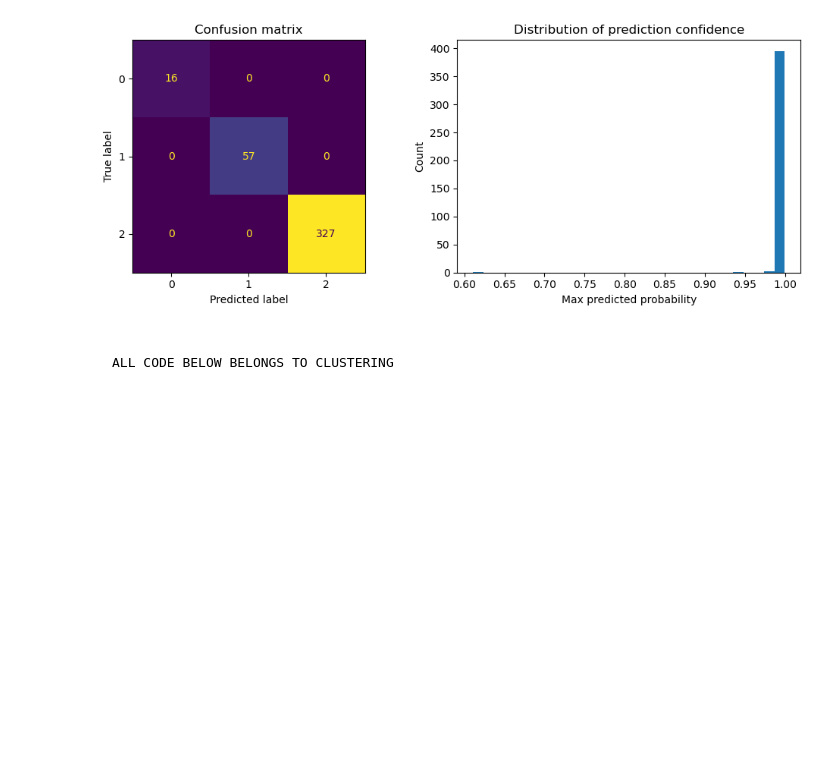
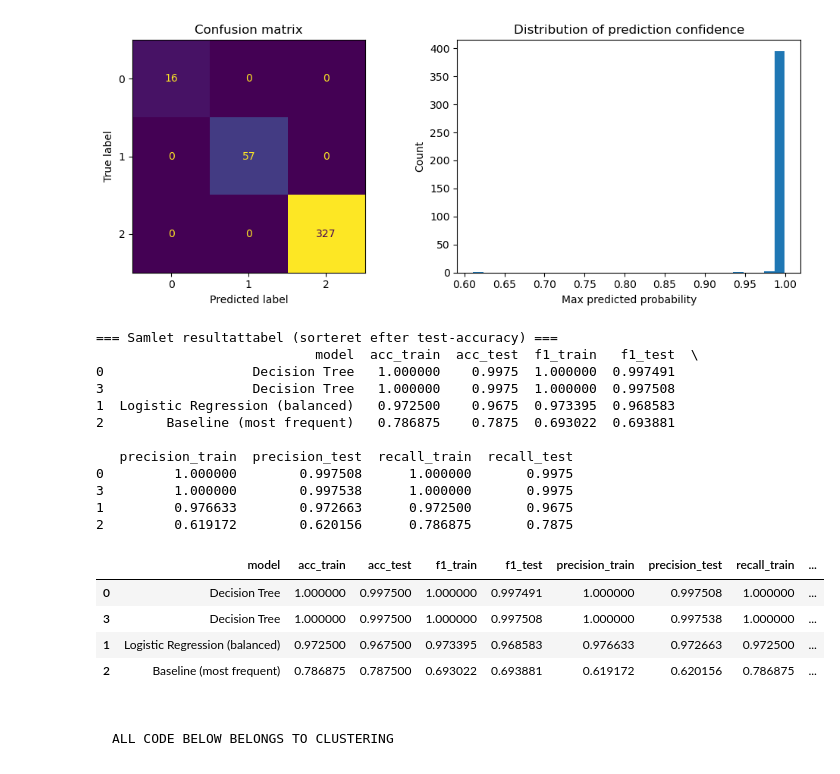
Before and after one commit to linneaovervad/examAML, a Jupyter notebook: cancer.ipynb, the cells around one changed output. Cells and saved outputs as stored; diff of their text form; code cells hidden in the pictures; blank space fills up the shorter version.

```diff
--- a/cancer.ipynb
+++ b/cancer.ipynb
@@ -749,6 +735,33 @@ plt.tight_layout()
 plt.show()
 # %% [output]
 [figure]
+# %%
+# Saml alle resultater i en pæn tabel
+results_df = pd.DataFrame(results)
+results_df = results_df.sort_values("acc_test", ascending=False)
+
+print("\n=== Samlet resultattabel (sorteret efter test-accuracy) ===")
+print(results_df)
+
+results_df.style.background_gradient(cmap="Blues")
+# %% [output]
+=== Samlet resultattabel (sorteret efter test-accuracy) ===
+                            model  acc_train  acc_test  f1_train   f1_test  \
+0                   Decision Tree   1.000000    0.9975  1.000000  0.997491
+3                   Decision Tree   1.000000    0.9975  1.000000  0.997508
+1  Logistic Regression (balanced)   0.972500    0.9675  0.973395  0.968583
+2        Baseline (most frequent)   0.786875    0.7875  0.693022  0.693881
+
+   precision_train  precision_test  recall_train  recall_test
+0         1.000000        0.997508      1.000000       0.9975
+3         1.000000        0.997538      1.000000       0.9975
+1         0.976633        0.972663      0.972500       0.9675
+2         0.619172        0.620156      0.786875       0.7875
+|  | model | acc_train | acc_test | f1_train | f1_test | precision_train | precision_test | recall_train | ... |
+| 0 | Decision Tree | 1.000000 | 0.997500 | 1.000000 | 0.997491 | 1.000000 | 0.997508 | 1.000000 | ... |
+| 3 | Decision Tree | 1.000000 | 0.997500 | 1.000000 | 0.997508 | 1.000000 | 0.997538 | 1.000000 | ... |
+| 1 | Logistic Regression (balanced) | 0.972500 | 0.967500 | 0.973395 | 0.968583 | 0.976633 | 0.972663 | 0.972500 | ... |
+| 2 | Baseline (most frequent) | 0.786875 | 0.787500 | 0.693022 | 0.693881 | 0.619172 | 0.620156 | 0.786875 | ... |
 # %% [markdown]
                                                                                                                                                                                     ALL CODE BELOW BELONGS TO CLUSTERING
 # %% [markdown]
```
Also changed, not shown: parts of 20 cells of this notebook.
